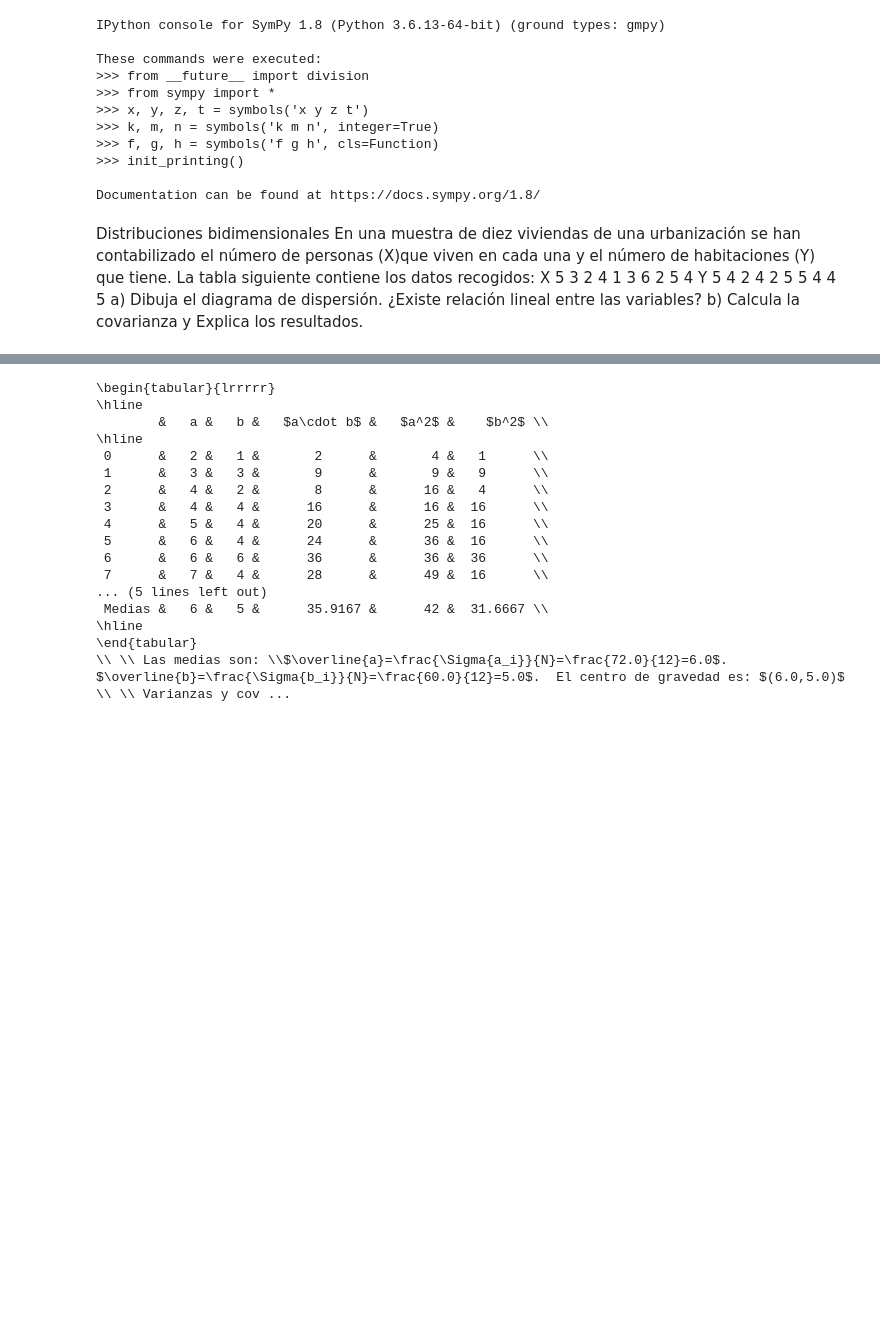
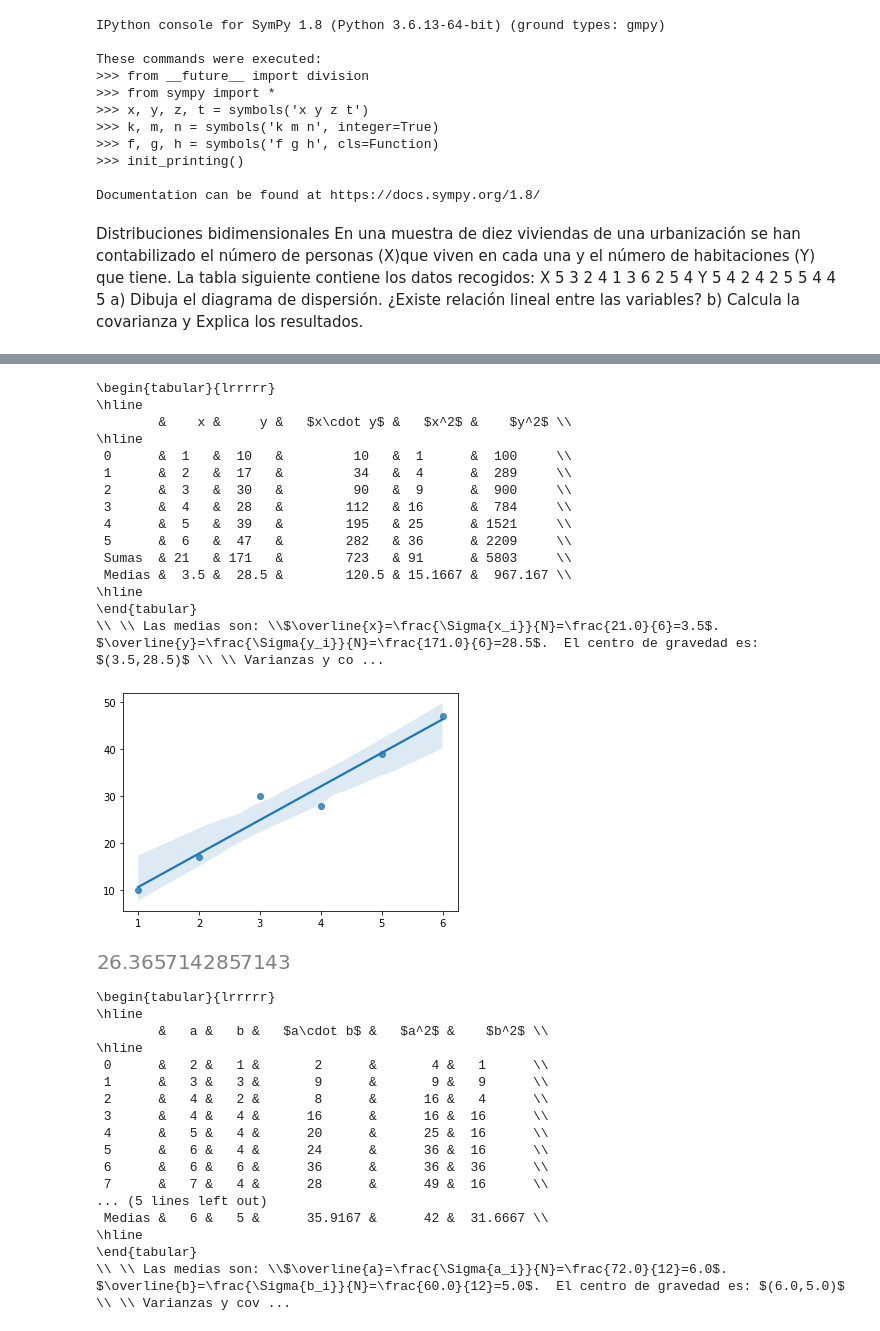
Before and after one commit to crdguez/mat1bac_ccss, a Jupyter notebook: notebooks/ejercicios de estadistica_2122.ipynb, the cells around one changed output, grey strips where cells are left out. Drawn from its saved outputs; the diff is of its cells as text; code cells hidden in the pictures; blank space fills up the shorter version.

```diff
--- a/notebooks/ejercicios de estadistica_2122.ipynb
+++ b/notebooks/ejercicios de estadistica_2122.ipynb
@@ -87,7 +87,7 @@ def  datos_bidimensionales(datos, var1='x', var2='y'):
     d['tabla_fin']=tabla2
     d['latex']=latex_sol
     d['figura']=sns.regplot(x=datos[:,0],y=datos[:,1]).figure
-
+    d['recta_regresion']=Eq(y,pendiente*x+ordenada)
     return d
 
 # datos_bidimensionales(datos)
@@ -122,3 +131,36 @@ array([[ 2,  1],
+# %%
+st='1 & 2 & 3 & 4 & 5 & 6 & 10 & 17 & 30 & 28 & 39 & 47'
+st = st.split(' & ')
+# int(len(st)/2)
+datos=np.array(list(map(int, st))).reshape(2,int(len(st)/2)).transpose()
+# datos
+%matplotlib inline
+d = datos_bidimensionales(datos,'x','y')
+# print(d['tabla_ini_latex'])
+print(d['tabla_fin_latex'])
+print(d['latex'])
+# %% [output]
+\begin{tabular}{lrrrrr}
+\hline
+        &    x &     y &   $x\cdot y$ &   $x^2$ &    $y^2$ \\
+\hline
+ 0      &  1   &  10   &         10   &  1      &  100     \\
+ 1      &  2   &  17   &         34   &  4      &  289     \\
+ 2      &  3   &  30   &         90   &  9      &  900     \\
+ 3      &  4   &  28   &        112   & 16      &  784     \\
+ 4      &  5   &  39   &        195   & 25      & 1521     \\
+ 5      &  6   &  47   &        282   & 36      & 2209     \\
+ Sumas  & 21   & 171   &        723   & 91      & 5803     \\
+ Medias &  3.5 &  28.5 &        120.5 & 15.1667 &  967.167 \\
+\hline
+\end{tabular}
+\\ \\ Las medias son: \\$\overline{x}=\frac{\Sigma{x_i}}{N}=\frac{21.0}{6}=3.5$. $\overline{y}=\frac{\Sigma{y_i}}{N}=\frac{171.0}{6}=28.5$.  El centro de gravedad es: $(3.5,28.5)$ \\ \\ Varianzas y co ...
+[figure, added]
+# %%
+# Estimación cuando x =3.2
+d['recta_regresion'].args[1].subs(x,3.2)
+# %% [output]
+[figure, added]
 # %%
 st='2 3 4 4 5 6 6 7 7 8 10 10 1 3 2 4 4 4 6 4 6 7 9 10'
 st = st.split(' ')
```
Also changed, not shown: parts of 3 cells of this notebook, 2 other files.
